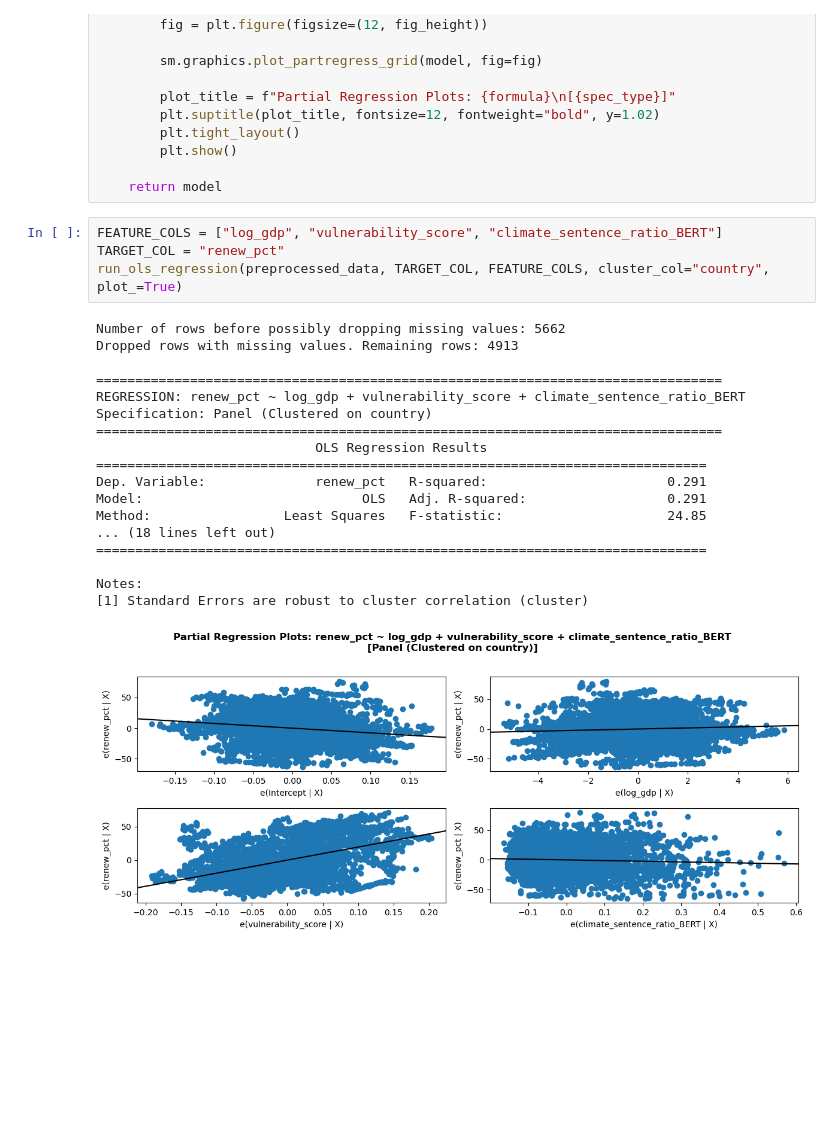
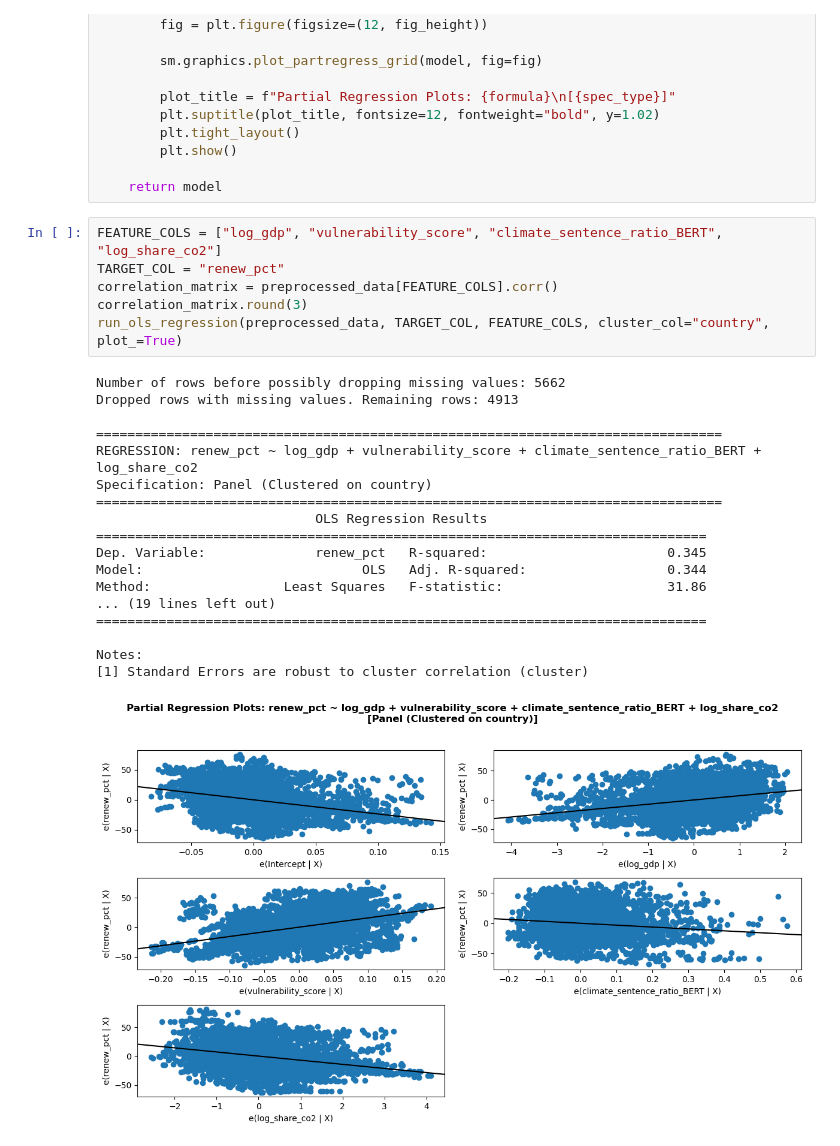
Before and after one commit to jacobgroot/FDS, a Jupyter notebook: analysis.ipynb, the cells around one changed output. Saved outputs shown, nothing was run; the diff lists cells and outputs as text; blank space fills up the shorter version.

Commit message:
gdp - share_co2 analysis

```diff
--- a/analysis.ipynb
+++ b/analysis.ipynb
@@ -65,28 +64,30 @@ def run_ols_regression(df_model, target_col, feature_cols, cluster_col="country"
 
     return model
 # %%
-FEATURE_COLS = ["log_gdp", "vulnerability_score", "climate_sentence_ratio_BERT"]
+FEATURE_COLS = ["log_gdp", "vulnerability_score", "climate_sentence_ratio_BERT", "log_share_co2"]
 TARGET_COL = "renew_pct"
+correlation_matrix = preprocessed_data[FEATURE_COLS].corr()
+correlation_matrix.round(3)
 run_ols_regression(preprocessed_data, TARGET_COL, FEATURE_COLS, cluster_col="country", plot_=True)
 # %% [output]
 Number of rows before possibly dropping missing values: 5662
 Dropped rows with missing values. Remaining rows: 4913
 
 ================================================================================
-REGRESSION: renew_pct ~ log_gdp + vulnerability_score + climate_sentence_ratio_BERT
+REGRESSION: renew_pct ~ log_gdp + vulnerability_score + climate_sentence_ratio_BERT + log_share_co2
 Specification: Panel (Clustered on country)
 ================================================================================
                             OLS Regression Results
 ==============================================================================
-Dep. Variable:              renew_pct   R-squared:                       0.291
-Model:                            OLS   Adj. R-squared:                  0.291
-Method:                 Least Squares   F-statistic:                     24.85
-... (18 lines left out)
+Dep. Variable:              renew_pct   R-squared:                       0.345
+Model:                            OLS   Adj. R-squared:                  0.344
+Method:                 Least Squares   F-statistic:                     31.86
+... (19 lines left out)
 ==============================================================================
 
 Notes:
 [1] Standard Errors are robust to cluster correlation (cluster)
-[figure, old version]
+[figure, new version]
 # %% [markdown]
 # First impressions
 ---
```
Also changed, not shown: parts of 6 cells of this notebook.
